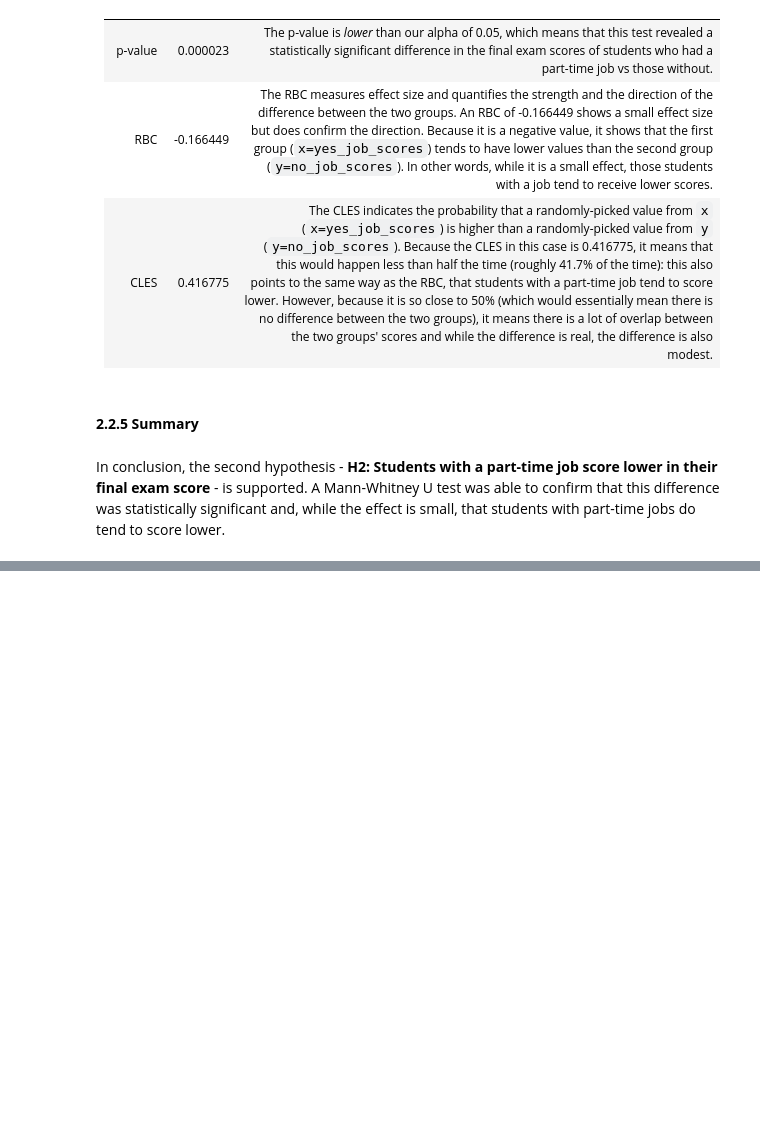
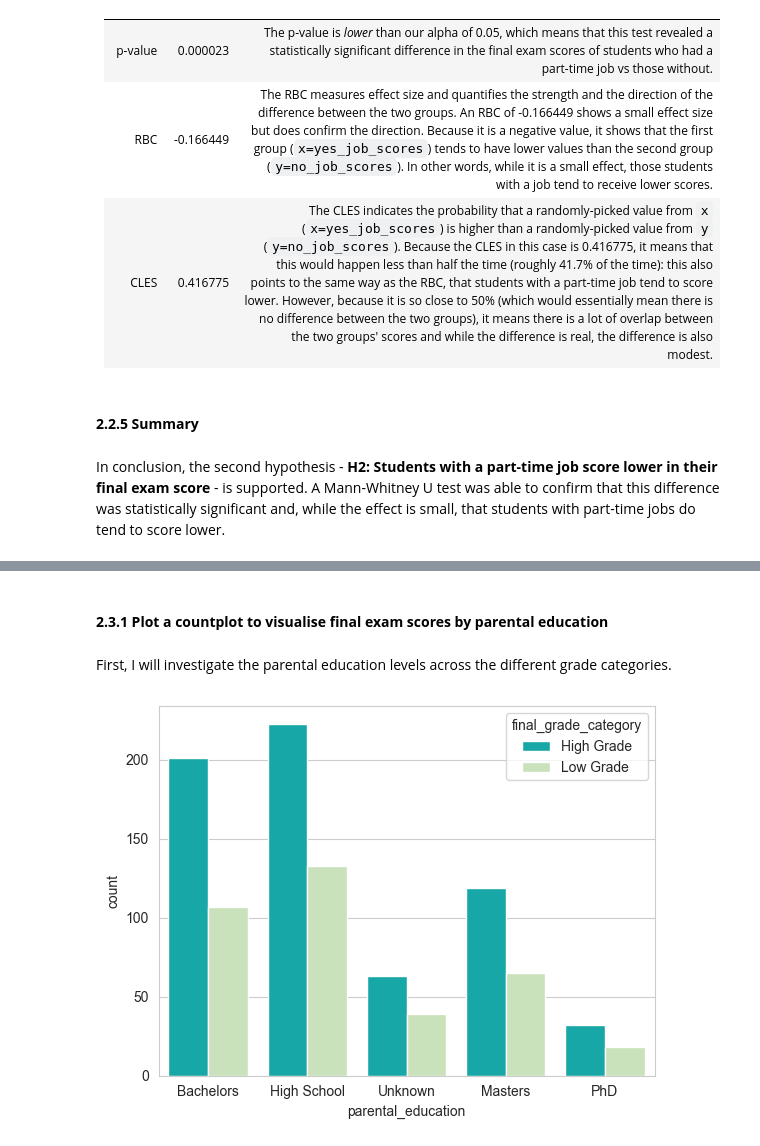
Before and after one commit to elhope23/student-performance-analysis, a Jupyter notebook: jupyter_notebooks/Stage2-Visualisation.ipynb, the cells around one changed output, grey strips where cells are left out. Cells and saved outputs as stored; diff of their text form; code cells hidden in the pictures; blank space fills up the shorter version.

Commit message:
Stage 2 | Hypothesis Testing: Investigate hypothesis 3 with Chi-squared test

```diff
--- a/jupyter_notebooks/Stage2-Visualisation.ipynb
+++ b/jupyter_notebooks/Stage2-Visualisation.ipynb
@@ -694,0 +704,10 @@ In conclusion, the second hypothesis - **H2: Students with a part-time job score
+# %% [markdown]
+#### **2.3.1 Plot a countplot to visualise final exam scores by parental education**
+# %% [markdown]
+First, I will investigate the parental education levels across the different grade categories.
+# %%
+# Plot a seaborn countplot which looks at the relationship between parental education and final grade category
+sns.countplot(data=df_vis, x="parental_education", hue="final_grade_category", palette={"High Grade": "c", "Low Grade": "#C7E9B4"})
+plt.show()
+# %% [output]
+[figure, added]
```
Also changed, not shown: parts of 10 cells of this notebook.
